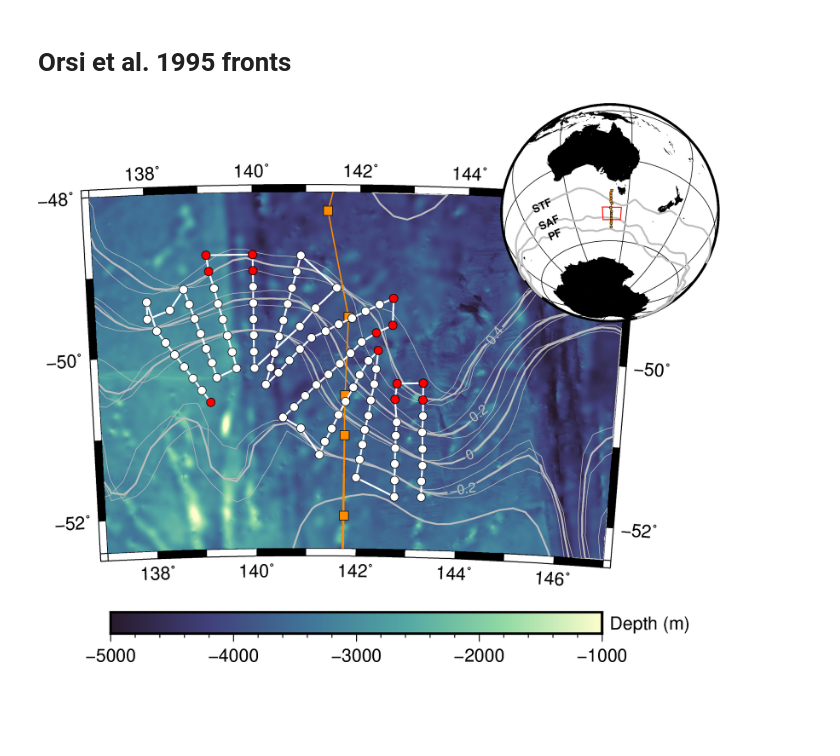
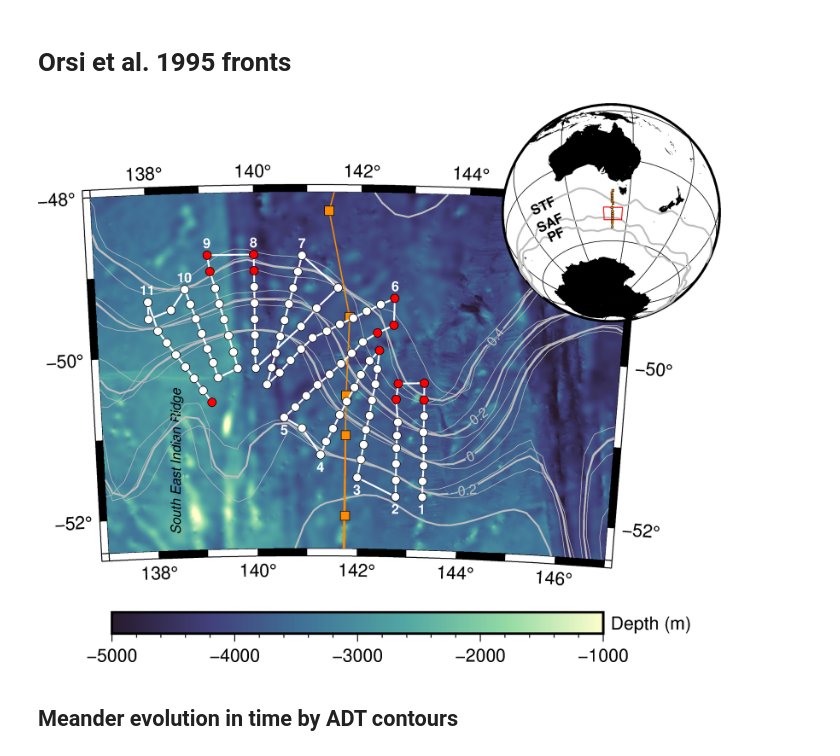
Before and after one commit to janjaapmeijer/phd-public, a Jupyter notebook: 02_analysis/01_overview-map.ipynb, the cells around one changed output. Cells and saved outputs as stored; diff of their text form; code cells hidden in the pictures; blank space fills up the shorter version.

Commit message:
Overview figure 1 for resubmission after first review to JPO.

```diff
--- a/02_analysis/01_overview-map.ipynb
+++ b/02_analysis/01_overview-map.ipynb
@@ -140,14 +156,20 @@ input_file = os.path.join(datadir, 'external', 'ssh', 'rep', 'rep_allsat_phy_l4_
 
 # Select data over time of the voyage
 ssh = xarray.open_dataset(input_file)
-SSHvoyage = ssh.sel(time=slice('1998-03-10', '1998-03-28'))
-
-# Mean Absolute Dynamic Topography (ADT) over time of voyage
-voyagemeanadt = SSHvoyage.mean('time')['adt']
+timevoy = slice('1998-03-12', '1998-03-28')
+adtvoy = ssh.adt.sel(time=timevoy)
 
 # Weekly mean ADT
-weeks = np.unique(SSHvoyage.time.dt.week)
+weeks = np.unique(adtvoy.time.dt.week)
 weekmeanadt = ssh.groupby('time.week').mean('time')['adt'][weeks-1]
+
+adt_wkmean = ssh.sel(longitude=slice(west, east), latitude=slice(north, south)).adt.resample(time='7D').mean()
+
+# Sea Surface Temperature (SST)
+input_file_sst = os.path.join(datadir, 'external', 'sst', 'METOFFICE-GLO-SST-L4-REP-OBS-SST_1628835069513.nc')
+sst = xarray.open_dataset(input_file_sst)
+
+sst_wkmean = sst.sel(lon=slice(west, east), lat=slice(north, south)).analysed_sst.resample(time='7D').mean()
 # %% [markdown]
 # CTD stations SS9802 and SR3 stations AA9802
 # %%
@@ -177,7 +199,13 @@ export_cmap_to_cpt(cmap, vmin=-5000, vmax=-1000, N=Nout, filename="../cmaps/cmoc
 # %%
 odds = [1, 2, 9, 10, 11, 12, 27, 45, 46, 47, 75, 76, 77, 78, 101]
 iodds = [istat for istat, station in enumerate(ctd['station']) if station in odds]
+# %%
+ts = {1:2, 2:17, 3:18, 4:34, 5:36, 6:46, 7:64, 8:75, 9:76, 10:90, 11:93}
 # %%
+fs_small = 9
+fs_large = 14
+fontname = 'Helvetica'
+
 fig = pygmt.Figure()
 fig.coast(region=[137, 147, -52.4, -48], projection='B141/-51/-50/-49/5i', land='black', water='skyblue', frame=True)
 
@@ -190,41 +218,51 @@ fig.colorbar(
     frame=["xaf", "y+lDepth\t(m)"], #-DJRM+o0.6i/0+e+mc
     scale=1,
 )
+# plot text
+fig.text(text="South East Indian Ridge", x=138.4, y=-51.3, angle=90, font="%sp,%s-Oblique,black" %(fs_small, fontname))
+
 # plot SSH contours
 for i in range(weekmeanadt.shape[0]):
     fig.grdcontour(weekmeanadt[i], interval=0.2, annotation='-', limit=[-0.3, 0.5], pen='gray')
-fig.grdcontour(voyagemeanadt, interval=0.2, annotation=0.2, label_placement='l144/52S/145/48S', limit=[-0.4, 0.7], pen='1p,gray')
+fig.grdcontour(adtvoy.mean('time'), interval=0.2, annotation=0.2, label_placement='l144/52S/145/48S', limit=[-0.4, 0.7], pen='1p,gray')
 
 # plot AU9706 stations and shiptrack
 fig.plot(x=sr3['longitude'][istations], y=sr3['latitude'][istations], pen='0.7p,darkorange')
 fig.plot(x=sr3['longitude'][istations], y=sr3['latitude'][istations], style='s0.3c', color='darkorange', pen='black')
 
 # plot SS9802 stations and shiptrack
 fig.plot(x=ctd['lon'][2:,0], y=ctd['lat'][2:,0], pen='1p,white')
 fig.plot(x=ctd['lon'][2:,0], y=ctd['lat'][2:,0], style='c0.2c', color='white', pen='black')
 fig.plot(x=ctd['lon'][iodds,0], y=ctd['lat'][iodds,0], style='c0.2c', color='red', pen='black')
+
+# plot transect numbers
+for its in ts.keys():
+    spacing = 0.15 if its > 5 else -0.15
+    fig.text(text=str(its), x=ctd['lon'][ts[its],0], y=ctd['lat'][ts[its],0]+spacing, font="%sp,%s-Bold,white" %(fs_small, fontname))
 
 # plot globe subplot and mean SSH contours of fronts from Orsi et al. 1995
 fig.coast(region="g", projection="G141/-50.1/10000/0/0/0/0/0/2i", land="black", water='white', frame='afg', X='3.8i', Y='2.2i')
 for front in fronts.keys():
     fig.plot(orsi[front][0], orsi[front][1], pen='1p,gray') #'0.75p,%s' %fronts[front]
 #     fig.plot([140, 150], [-50, -52], text='5p'+'hello')
 
 # plot SS9802 survey area in subplot
 fig.plot([137.0, 147.0, 147.0, 137.0, 137.0], [-52.4, -52.4, -48.0, -48.0, -52.4], pen='0.5p,red')
 fig.plot(x=sr3['longitude'][istations], y=sr3['latitude'][istations], pen='0.2p,black')
 fig.plot(x=sr3['longitude'][istations], y=sr3['latitude'][istations], style='s0.07c', color='darkorange', pen='0.1p,black')
 
-fig.text(x=105, y=-53, angle=25,text='PF',font='7p,Helvetica-Bold,black')
-fig.text(x=105, y=-48, angle=25,text='SAF',font='7p,Helvetica-Bold,black')
-fig.text(x=105, y=-41, angle=25,text='STF',font='7p,Helvetica-Bold,black')
+fig.text(x=105, y=-53, angle=25,text='PF',font='%sp,%s-Bold,black' %(fs_small,fontname))
+fig.text(x=105, y=-48, angle=25,text='SAF',font='%sp,%s-Bold,black' %(fs_small,fontname))
+fig.text(x=105, y=-41, angle=25,text='STF',font='%sp,%s-Bold,black' %(fs_small,fontname))
 
 fig.show(dpi=300, width=1000)
 # %% [output]
-[figure, old version]
+[figure, new version]
 # %%
 if savefig:
     extensions = ['.png', '.pdf', '.eps']
     for extension in extensions:
         transparent = True if extension == '.png' else False
         fig.savefig(os.path.join(figsdir, 'manuscripts', '01_manuscript', '01_overview-map' + extension), transparent=transparent)
+# %% [markdown]
+## Meander evolution in time by ADT contours
```
Also changed, not shown: parts of 6 cells of this notebook.
